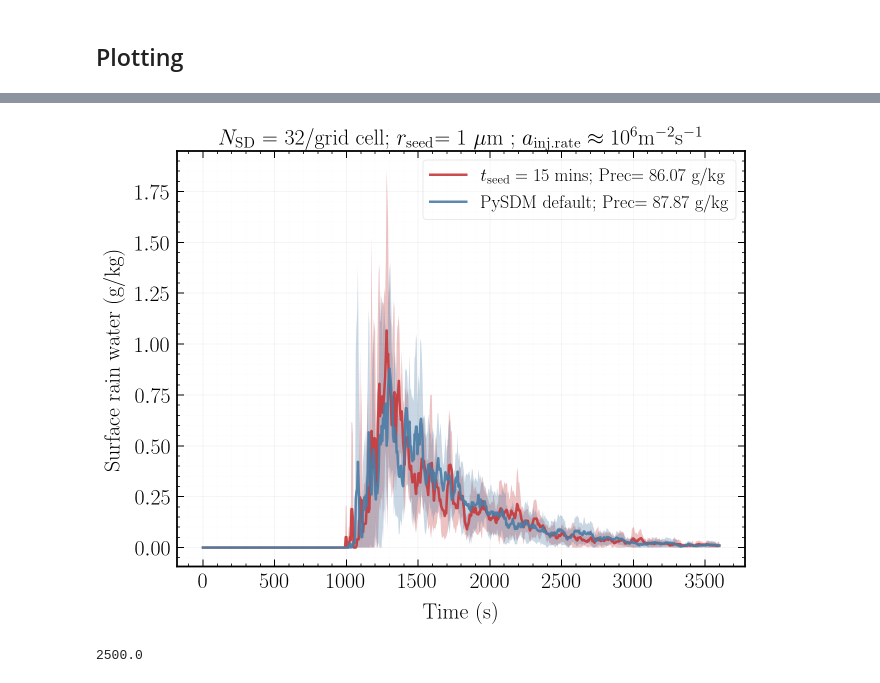
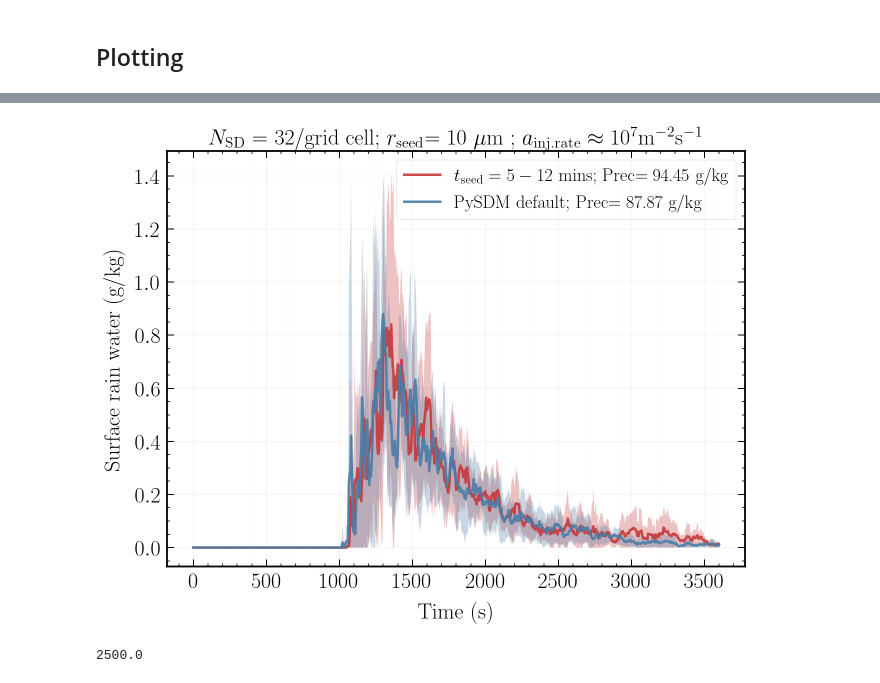
Before and after one commit to jtbuch/PySDM, a Jupyter notebook: examples/PySDM_examples/Buch_et_al_2024/plot_script_sd_update.ipynb, the cells around one changed output, grey strips where cells are left out. Saved outputs shown, nothing was run; the diff lists cells and outputs as text; code cells hidden in the pictures.

Commit message:
new process rate plots

```diff
--- a/examples/PySDM_examples/Buch_et_al_2024/plot_script_sd_update.ipynb
+++ b/examples/PySDM_examples/Buch_et_al_2024/plot_script_sd_update.ipynb
@@ -180,4 +323,4 @@ ax.fill_between(surface_rain[key].t, surface_rain[key].sel(z= 25).mean(dim= "run
 # %%
 surface_rain_alt= xarray.open_dataarray("~/Desktop/cloud_seeding/sav_files/surface_rain_rhow=2.0_n1_10_r1_0.1_nsd_32.nc")
-surface_rain_nsd_2040= xarray.open_dataarray("~/Desktop/cloud_seeding/sav_files/surface_rain_rhow=2.0_n1_10_r1_0.1_nsdbkg_32_rsd_1_logmsd_10_zseed_0.25_tseed_15.nc")
+surface_rain_nsd_2040= xarray.open_dataarray("~/Desktop/cloud_seeding/sav_files/surface_rain_rhow=2.0_n1_10_r1_0.1_nsdbkg_32_rsd_10_logmsd_11_zseed_1.0_tseed_50_100_150_200_250.nc")
 #surface_rain_nsd_4050= xarray.open_dataarray("../../sav_files/surface_rain_rhow=2.0_n1_50_r1_0.1_n2_10_r2_1_nsdbkg_32_m9_nsd_32_zseed_0.25_tseed_40_50.nc")
@@ -184,27 +337,27 @@ surface_rain_nsd_2040= xarray.open_dataarray("~/Desktop/cloud_seeding/sav_files/
 # %%
 fig, ax= plt.subplots(1, 1, figsize= (9, 7) , constrained_layout= True)
-surface_rain_nsd_2040.sel(z= 25).mean(dim= "run").plot(ax= ax, label= r'$t_{\rm seed} = 15$ mins; Prec= %.2f g/kg'%np.sum(surface_rain_nsd_2040.sel(z= 25).mean(dim= "run").values))
+surface_rain_nsd_2040.sel(z= 25).mean(dim= "run").plot(ax= ax, label= r'$t_{\rm seed} = 5-12$ mins; Prec= %.2f g/kg'%np.sum(surface_rain_nsd_2040.sel(z= 25).mean(dim= "run").values))
 surface_rain_alt.sel(z= 25).mean(dim= "run").plot(ax= ax, label= r'PySDM default; Prec= %.2f g/kg'%np.sum(surface_rain_alt.sel(z= 25).mean(dim= "run").values))
 surface_rain_n_seed= surface_rain_alt.sel(z= 25).mean(dim= "run") - surface_rain_alt.sel(z= 25).std(dim= "run")
 surface_rain_n_seed[surface_rain_n_seed < 0]= 0
 surface_rain_seed= surface_rain_nsd_2040.sel(z= 25).mean(dim= "run") - surface_rain_nsd_2040.sel(z= 25).std(dim= "run")
 surface_rain_seed[surface_rain_seed < 0]= 0
 
 ax.fill_between(surface_rain_nsd_2040.t, surface_rain_nsd_2040.sel(z= 25).mean(dim= "run") + surface_rain_nsd_2040.sel(z= 25).std(dim= "run"), surface_rain_seed, alpha= 0.3)
 ax.fill_between(surface_rain_alt.t, surface_rain_alt.sel(z= 25).mean(dim= "run") + surface_rain_alt.sel(z= 25).std(dim= "run"), surface_rain_n_seed, alpha= 0.3)
 ax.set_xlabel('Time (s)', fontsize= 22);
 ax.set_ylabel('Surface rain water (g/kg)', fontsize= 22);
 ax.legend(loc= 'upper right', frameon= True, fontsize= 18);
 
-ax.set_title(r'$N_{\rm SD}$ = 32/grid cell; $r_{\rm seed}$= 1 $\mu {\rm m}$ ; $a_{\rm inj. rate} \approx 10^6 {\rm} {\rm m}^{-2} {\rm s}^{-1} $', fontsize= 22);
+ax.set_title(r'$N_{\rm SD}$ = 32/grid cell; $r_{\rm seed}$= 10 $\mu {\rm m}$ ; $a_{\rm inj. rate} \approx 10^7 {\rm} {\rm m}^{-2} {\rm s}^{-1} $', fontsize= 22);
 #ax.set_title(r'$\rho_w \times w = 2$ kg m$^{3}$ s$^{-1}$', fontsize= 22);
 ax.tick_params(labeltop=False, top=True, labelright=False, right=True, which='both', labelsize= 22);
 ax.grid(visible=True, which='major', color='black', alpha=0.05, linestyle='-');
 ax.grid(visible=True, which='minor', color='black', alpha=0.01, linestyle='-');
 
-plt.savefig('/Users/hyfives-lamont/Desktop/cloud_seeding/plots/surface_rain_water_n1_10_n2_1_r2_1_rsd_1_logmsd_10_zseed_0.25_tseed_15.pdf', bbox_inches='tight', dpi= 300);
+plt.savefig('/Users/hyfives-lamont/Desktop/cloud_seeding/plots/surface_rain_water_n1_10_n2_1_r2_1_rsd_10_logmsd_11_zseed_1.0_tseed_50_100_150_200_250.pdf', bbox_inches='tight', dpi= 300);
 # %% [output]
-[figure, old version]
+[figure, new version]
 # %%
 settings['rhow=2.0_run=0'].dz **2
 # %% [output]
```
Also changed, not shown: parts of 26 cells of this notebook, 2 other files.
